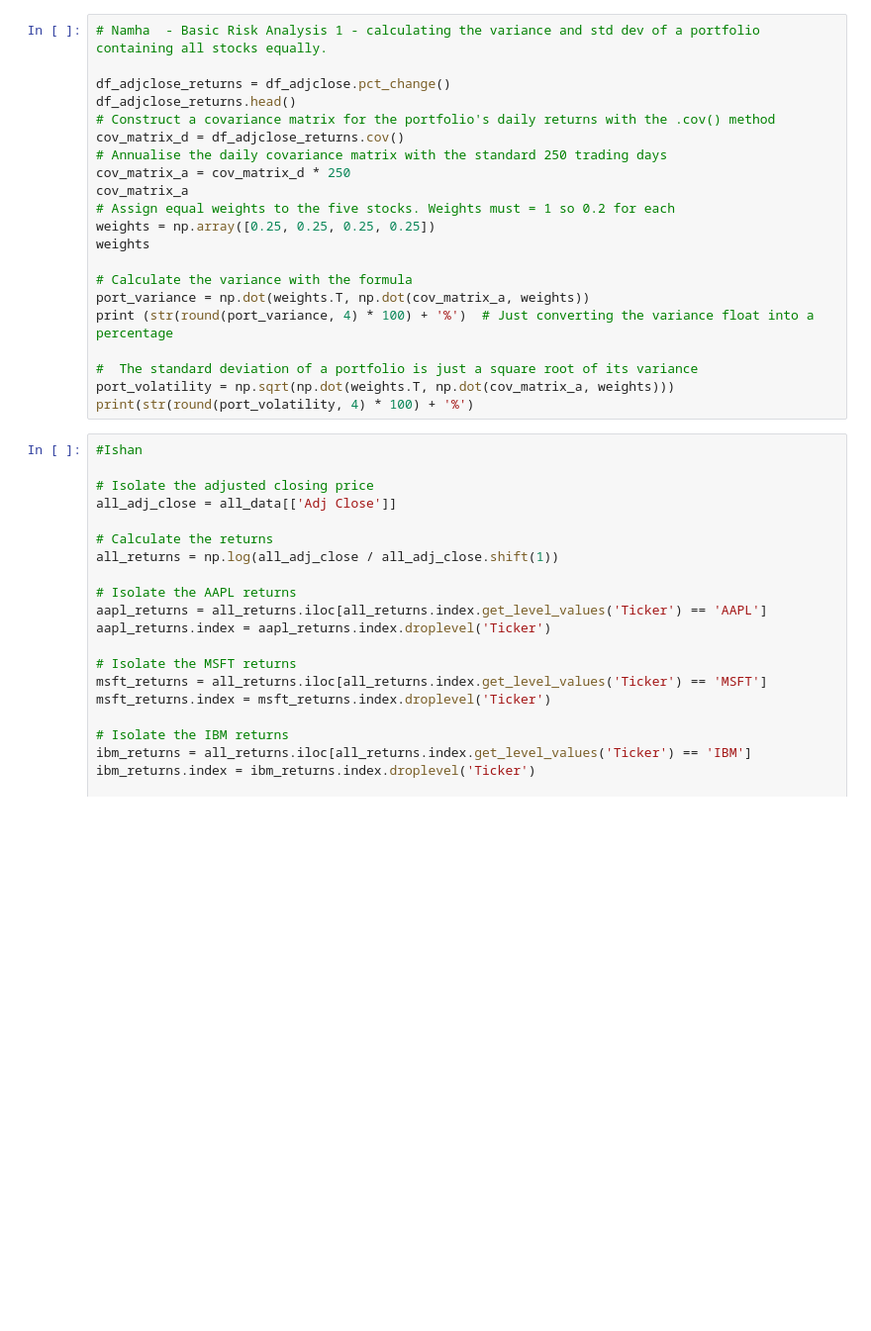
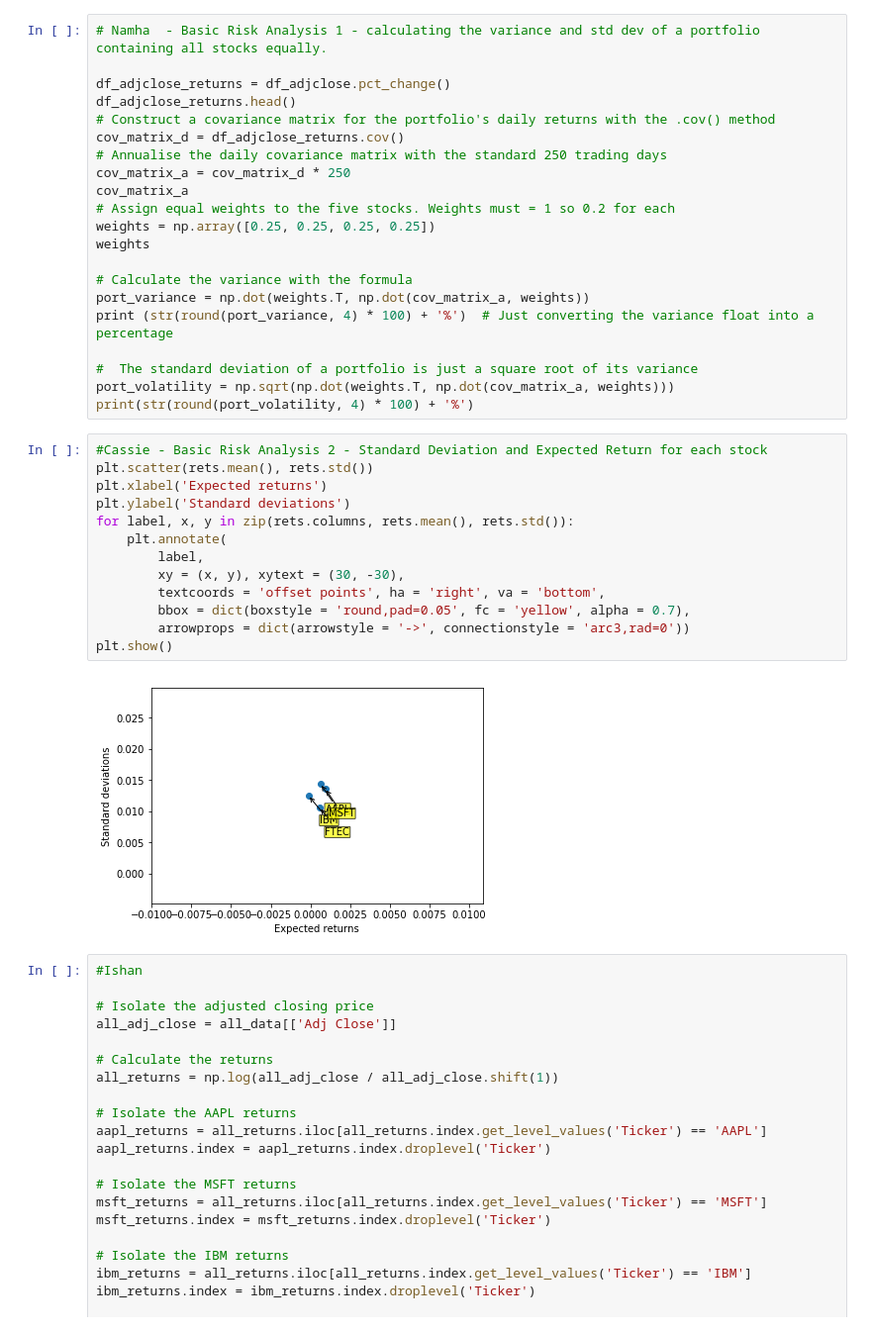
Before and after one commit to it2278/Stock_Analysis_TFA, a Jupyter notebook: master_file.ipynb, the cells around one changed output. Shown at 99% size. Saved outputs shown, nothing was run; the diff lists cells and outputs as text; blank space fills up the shorter version.

```diff
--- a/master_file.ipynb
+++ b/master_file.ipynb
@@ -210,6 +210,21 @@ print (str(round(port_variance, 4) * 100) + '%')  # Just converting the variance
 #  The standard deviation of a portfolio is just a square root of its variance
 port_volatility = np.sqrt(np.dot(weights.T, np.dot(cov_matrix_a, weights)))
 print(str(round(port_volatility, 4) * 100) + '%')
+# %%
+#Cassie - Basic Risk Analysis 2 - Standard Deviation and Expected Return for each stock
+plt.scatter(rets.mean(), rets.std())
+plt.xlabel('Expected returns')
+plt.ylabel('Standard deviations')
+for label, x, y in zip(rets.columns, rets.mean(), rets.std()):
+    plt.annotate(
+        label,
+        xy = (x, y), xytext = (30, -30),
+        textcoords = 'offset points', ha = 'right', va = 'bottom',
+        bbox = dict(boxstyle = 'round,pad=0.05', fc = 'yellow', alpha = 0.7),
+        arrowprops = dict(arrowstyle = '->', connectionstyle = 'arc3,rad=0'))
+plt.show()
+# %% [output]
+[figure, added]
 # %%
 #Ishan
 
```
Also changed, not shown: parts of 6 cells of this notebook.
